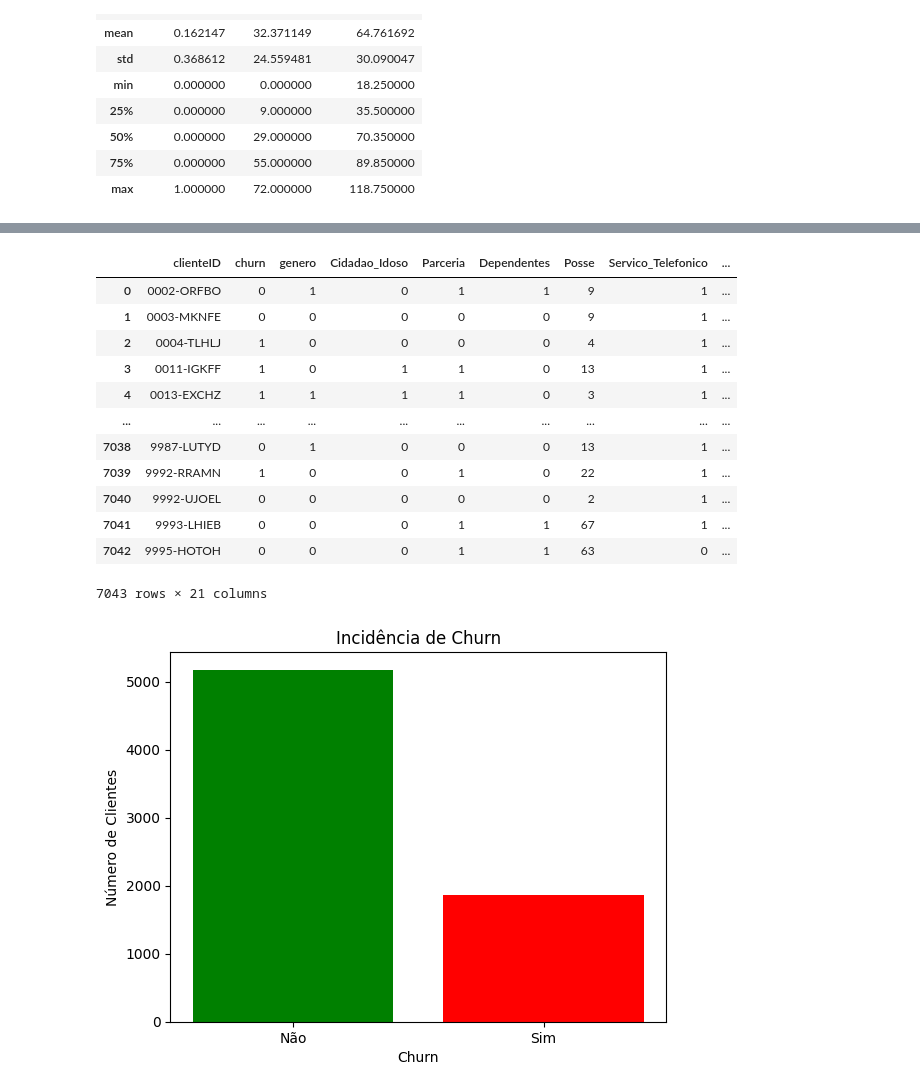
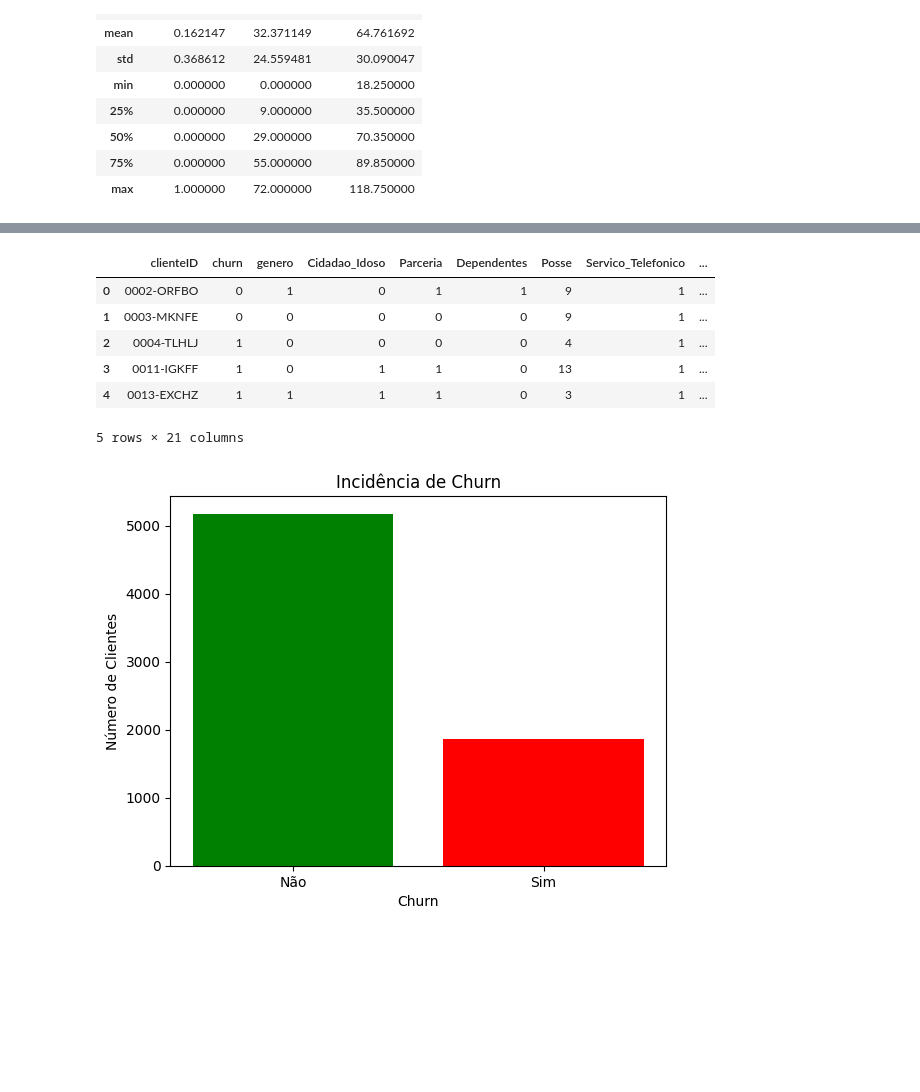
Before and after one commit to JvNeo/Data-Science, a Jupyter notebook: Alura_Challenge_Data_Science.ipynb, the cells around one changed output, grey strips where cells are left out. Cells and saved outputs as stored; diff of their text form; code cells hidden in the pictures; blank space fills up the shorter version.

```diff
--- a/Alura_Challenge_Data_Science.ipynb
+++ b/Alura_Challenge_Data_Science.ipynb
@@ -426,18 +378,12 @@ dados2.replace(traducao, inplace=True)
 # %%
-dados2
+dados2.head()
 # %% [output]
 |  | clienteID | churn | genero | Cidadao_Idoso | Parceria | Dependentes | Posse | Servico_Telefonico | ... |
 | 0 | 0002-ORFBO | 0 | 1 | 0 | 1 | 1 | 9 | 1 | ... |
 | 1 | 0003-MKNFE | 0 | 0 | 0 | 0 | 0 | 9 | 1 | ... |
 | 2 | 0004-TLHLJ | 1 | 0 | 0 | 0 | 0 | 4 | 1 | ... |
 | 3 | 0011-IGKFF | 1 | 0 | 1 | 1 | 0 | 13 | 1 | ... |
 | 4 | 0013-EXCHZ | 1 | 1 | 1 | 1 | 0 | 3 | 1 | ... |
-| ... | ... | ... | ... | ... | ... | ... | ... | ... | ... |
-| 7038 | 9987-LUTYD | 0 | 1 | 0 | 0 | 0 | 13 | 1 | ... |
-| 7039 | 9992-RRAMN | 1 | 0 | 0 | 1 | 0 | 22 | 1 | ... |
-| 7040 | 9992-UJOEL | 0 | 0 | 0 | 0 | 0 | 2 | 1 | ... |
-| 7041 | 9993-LHIEB | 0 | 0 | 0 | 1 | 1 | 67 | 1 | ... |
-| 7042 | 9995-HOTOH | 0 | 0 | 0 | 1 | 1 | 63 | 0 | ... |
-7043 rows × 21 columns
+5 rows × 21 columns
 # %%
 dados2.to_json('dados2.json')
```
Also changed, not shown: parts of 27 cells of this notebook.
